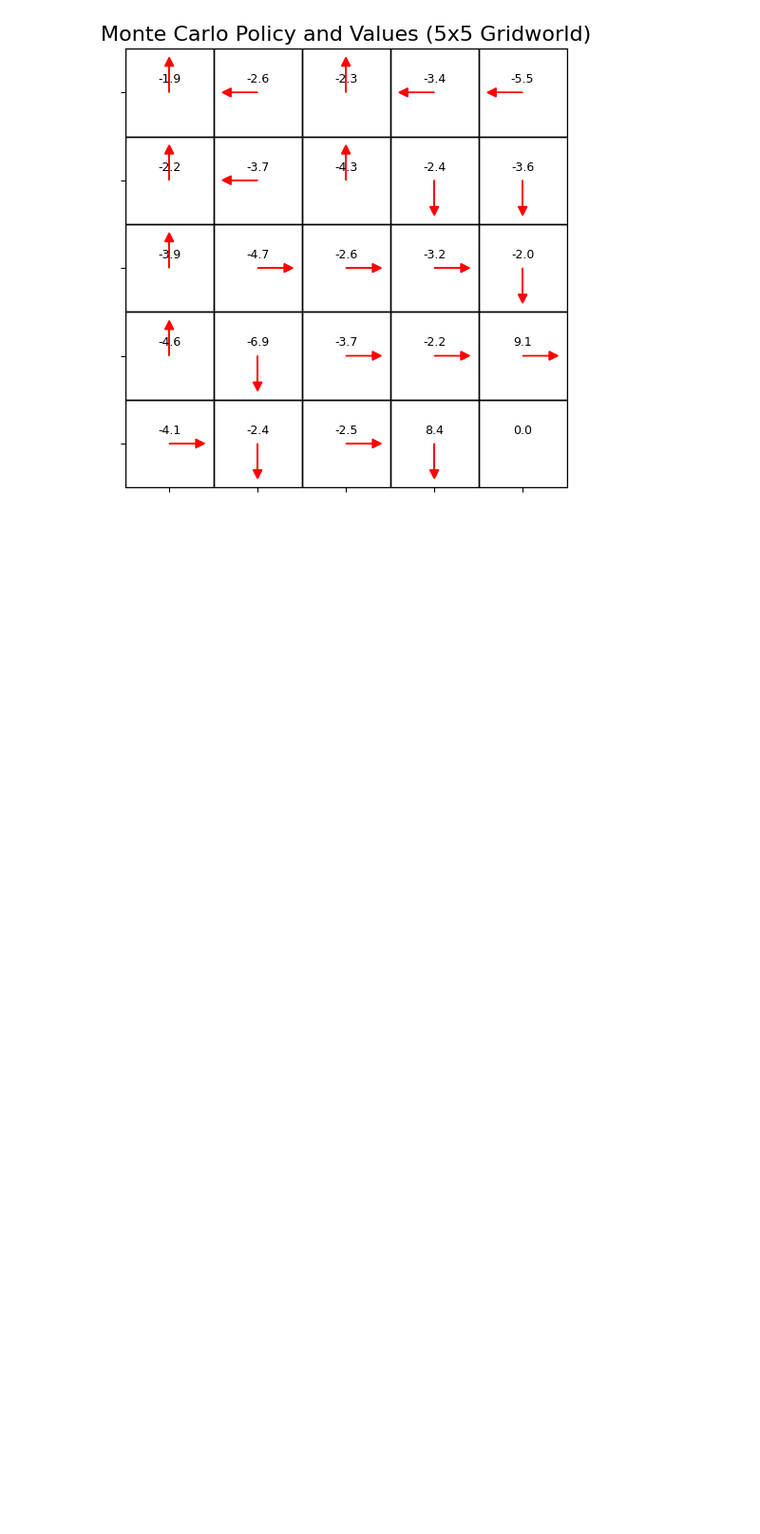
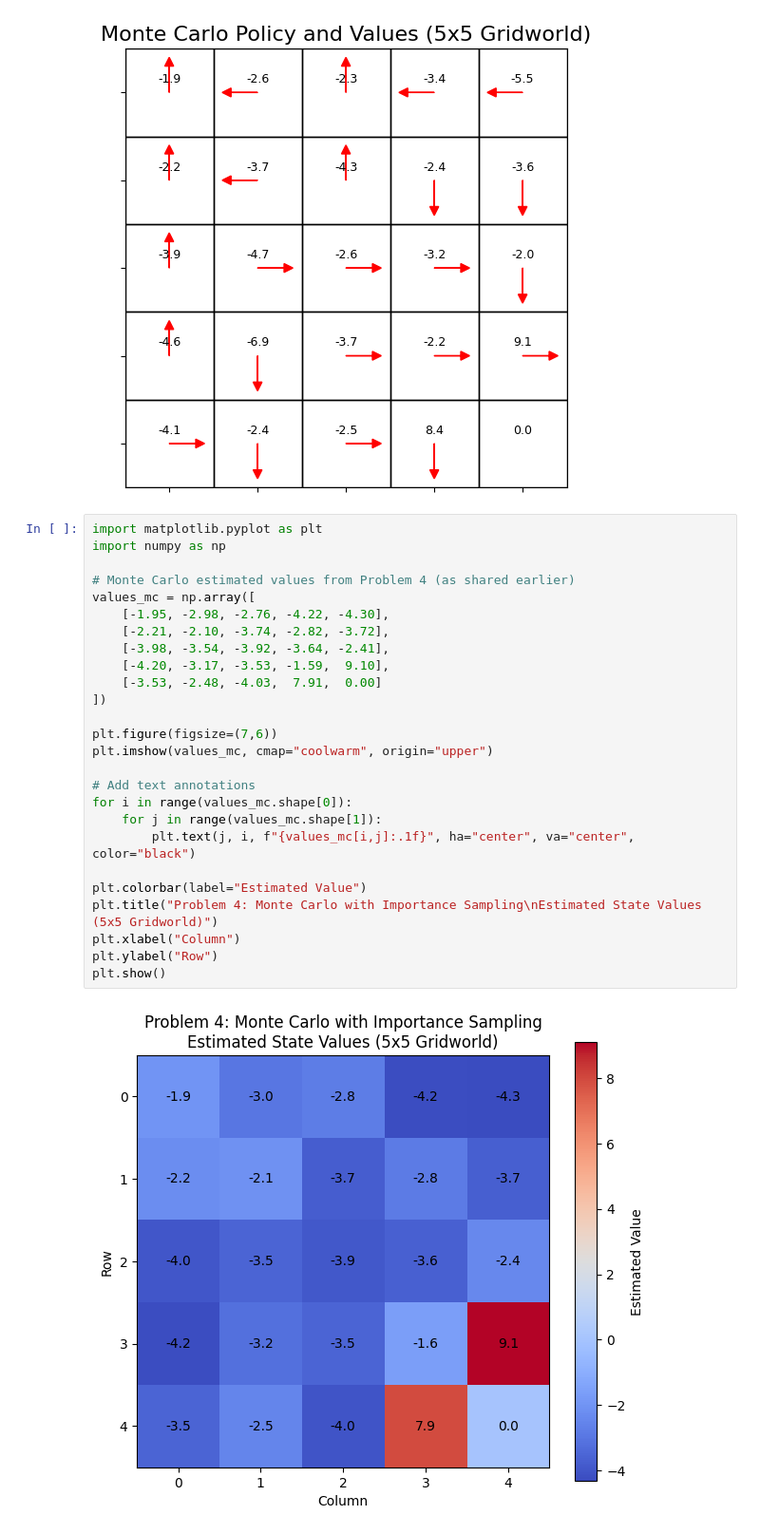
Before and after one commit to Nikithasingh-08/Assignment-1-Reinforcement-Learning-Programming--CSCN-8020, a Jupyter notebook: RF assignment 1.ipynb, the cells around one changed output. Shown at 95% size. Saved outputs shown, nothing was run; the diff lists cells and outputs as text; blank space fills up the shorter version.

```diff
--- a/RF assignment 1.ipynb
+++ b/RF assignment 1.ipynb
@@ -1412,6 +1462,34 @@ def plot_policy_grid(V, policy, title):
 plot_policy_grid(V_mc, policy_mc, "Monte Carlo Policy and Values (5x5 Gridworld)")
 # %% [output]
 [figure]
+# %%
+import matplotlib.pyplot as plt
+import numpy as np
+
+# Monte Carlo estimated values from Problem 4 (as shared earlier)
+values_mc = np.array([
+    [-1.95, -2.98, -2.76, -4.22, -4.30],
+    [-2.21, -2.10, -3.74, -2.82, -3.72],
+    [-3.98, -3.54, -3.92, -3.64, -2.41],
+    [-4.20, -3.17, -3.53, -1.59,  9.10],
+    [-3.53, -2.48, -4.03,  7.91,  0.00]
+])
+
+plt.figure(figsize=(7,6))
+plt.imshow(values_mc, cmap="coolwarm", origin="upper")
+
+# Add text annotations
+for i in range(values_mc.shape[0]):
+    for j in range(values_mc.shape[1]):
+        plt.text(j, i, f"{values_mc[i,j]:.1f}", ha="center", va="center", color="black")
+
+plt.colorbar(label="Estimated Value")
+plt.title("Problem 4: Monte Carlo with Importance Sampling\nEstimated State Values (5x5 Gridworld)")
+plt.xlabel("Column")
+plt.ylabel("Row")
+plt.show()
+# %% [output]
+[figure, added]
 # %% [markdown]
 #### Interpretation
 
```
Also changed, not shown: parts of 7 cells of this notebook.
